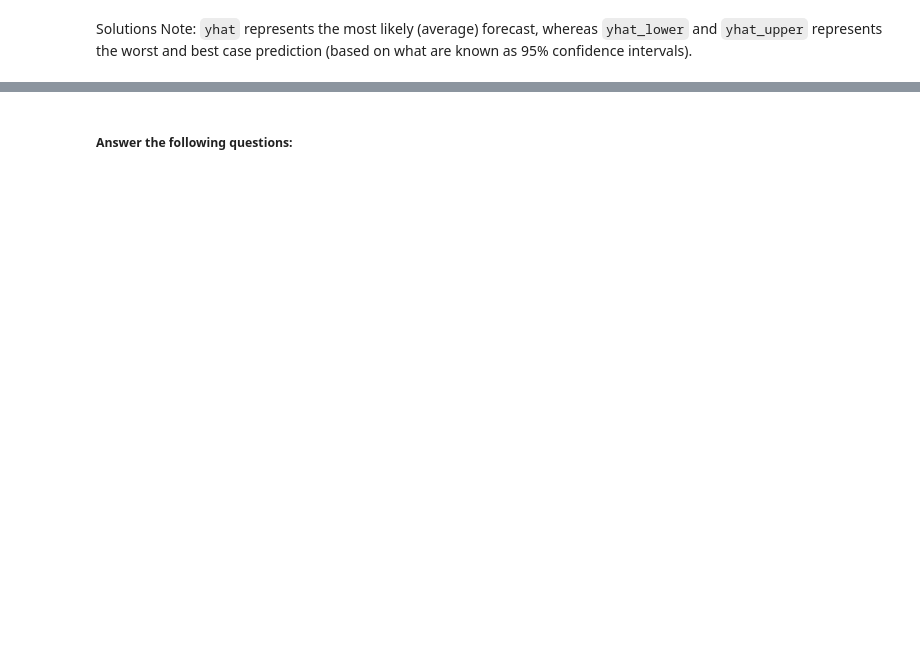
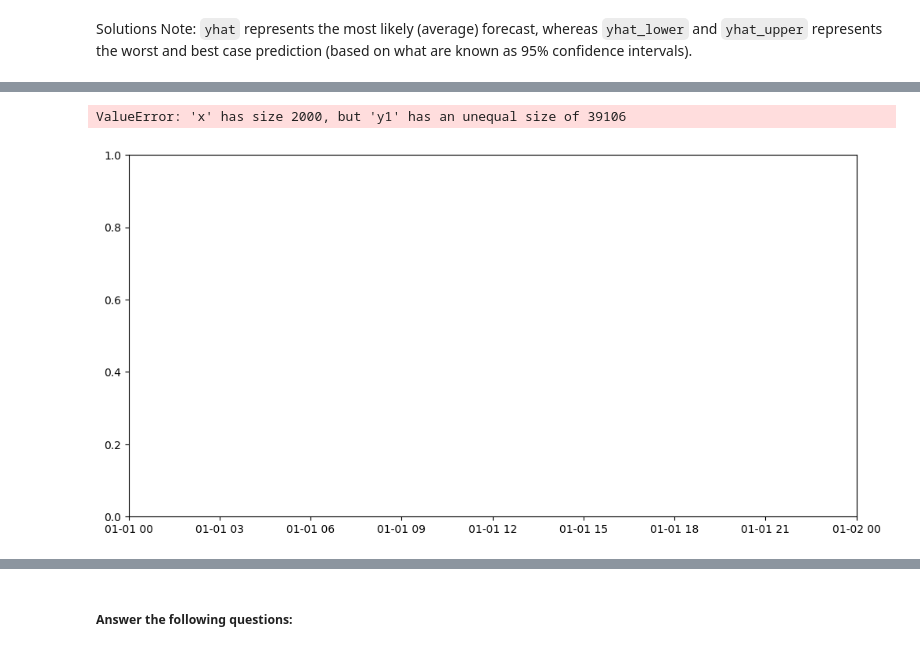
Before and after one commit to pooleel/prophet-challenge, a Jupyter notebook: forecasting_net_prophet.ipynb, the cells around one changed output, grey strips where cells are left out. Saved outputs shown, nothing was run; the diff lists cells and outputs as text; code cells hidden in the pictures; blank space fills up the shorter version.

```diff
--- a/forecasting_net_prophet.ipynb
+++ b/forecasting_net_prophet.ipynb
@@ -542,2 +551,19 @@ Solutions Note: `yhat` represents the most likely (average) forecast, whereas `y
+# %%
+# From the forecast_mercado_trends DataFrame, plot the data to visualize
+#  the yhat, yhat_lower, and yhat_upper columns over the last 2000 hours
+
+plt.figure(figsize=(12, 6))
+plt.plot(forecast_selected.index[-2000:], forecast_selected['yhat'], label="Predicted Search Trends", color='blue')
+plt.fill_between(forecast_selected.index[-2000:], forecast_selected['yhat_lower'],
+                 forecast_selected['yhat_upper'], color='lightblue', alpha=0.4, label="Confidence Interval")
+plt.xlabel("Date")
+plt.ylabel("Search Trends")
+plt.title("Prophet Forecast of Search Trends (Last 2000 Hours)")
+plt.legend()
+plt.grid(True, linestyle='--', alpha=0.7)
+plt.show()
+# %% [output]
+ValueError: 'x' has size 2000, but 'y1' has an unequal size of 39106
+[figure, added]
 # %%
 # Reset the index in the forecast_mercado_trends DataFrame
```
Also changed, not shown: parts of 15 cells of this notebook.
